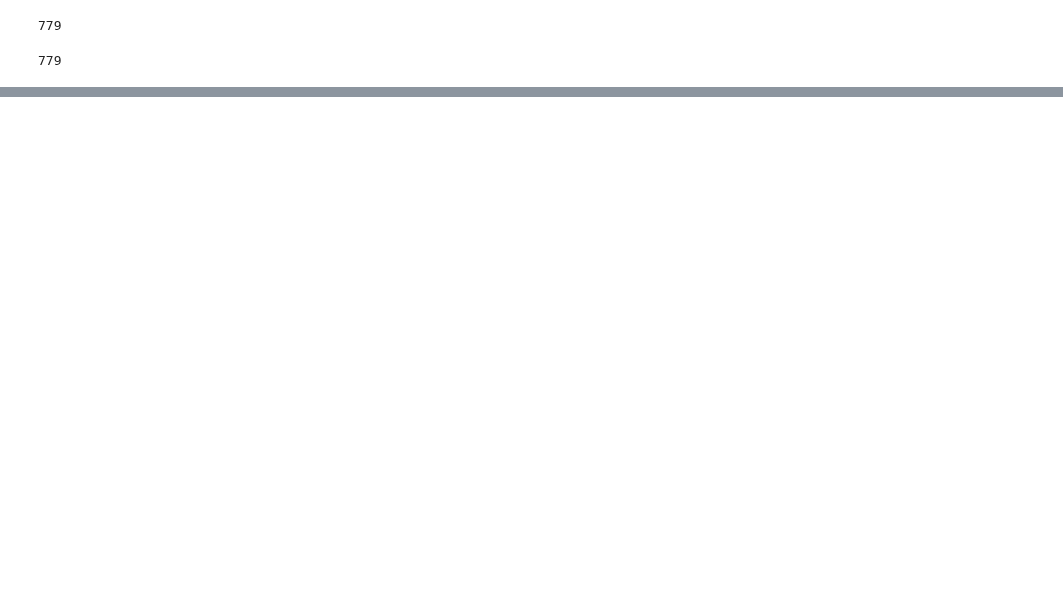
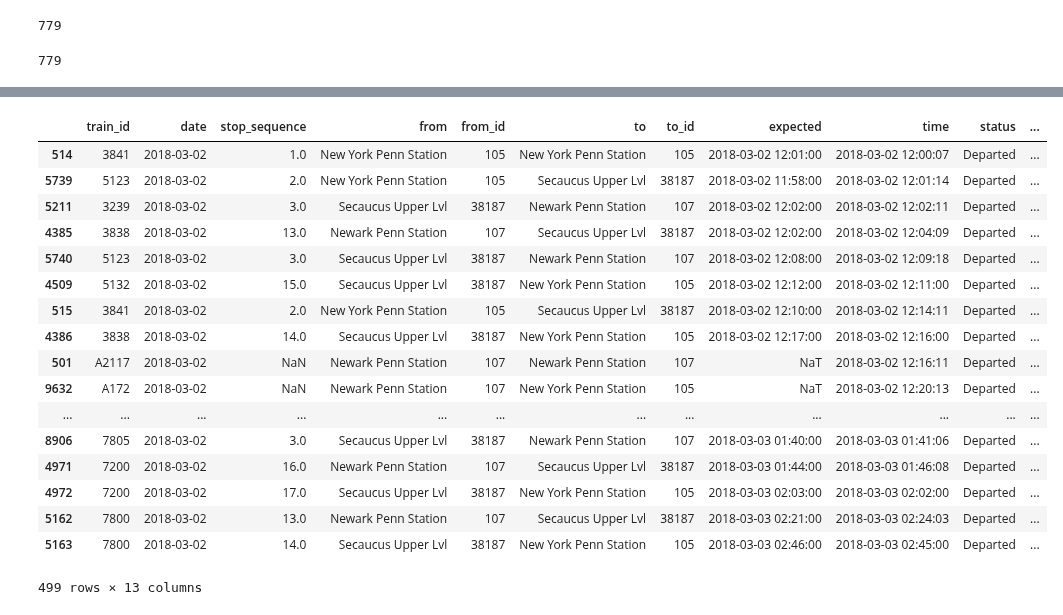
Before and after one commit to pranavbadami/njtransit, a Jupyter notebook: notebooks/analysis/case_study_0302.ipynb, the cells around one changed output, grey strips where cells are left out. Drawn from its saved outputs; the diff is of its cells as text; code cells hidden in the pictures; blank space fills up the shorter version.

```diff
--- a/notebooks/analysis/case_study_0302.ipynb
+++ b/notebooks/analysis/case_study_0302.ipynb
@@ -225,0 +254,21 @@ test2[test2['sched_hour'] == 18]
+# %%
+relevant_df[relevant_df['time'] >= cutoff].sort_values('time')
+# %% [output]
+|  | train_id | date | stop_sequence | from | from_id | to | to_id | expected | time | status | ... |
+| 514 | 3841 | 2018-03-02 | 1.0 | New York Penn Station | 105 | New York Penn Station | 105 | 2018-03-02 12:01:00 | 2018-03-02 12:00:07 | Departed | ... |
+| 5739 | 5123 | 2018-03-02 | 2.0 | New York Penn Station | 105 | Secaucus Upper Lvl | 38187 | 2018-03-02 11:58:00 | 2018-03-02 12:01:14 | Departed | ... |
+| 5211 | 3239 | 2018-03-02 | 3.0 | Secaucus Upper Lvl | 38187 | Newark Penn Station | 107 | 2018-03-02 12:02:00 | 2018-03-02 12:02:11 | Departed | ... |
+| 4385 | 3838 | 2018-03-02 | 13.0 | Newark Penn Station | 107 | Secaucus Upper Lvl | 38187 | 2018-03-02 12:02:00 | 2018-03-02 12:04:09 | Departed | ... |
+| 5740 | 5123 | 2018-03-02 | 3.0 | Secaucus Upper Lvl | 38187 | Newark Penn Station | 107 | 2018-03-02 12:08:00 | 2018-03-02 12:09:18 | Departed | ... |
+| 4509 | 5132 | 2018-03-02 | 15.0 | Secaucus Upper Lvl | 38187 | New York Penn Station | 105 | 2018-03-02 12:12:00 | 2018-03-02 12:11:00 | Departed | ... |
+| 515 | 3841 | 2018-03-02 | 2.0 | New York Penn Station | 105 | Secaucus Upper Lvl | 38187 | 2018-03-02 12:10:00 | 2018-03-02 12:14:11 | Departed | ... |
+| 4386 | 3838 | 2018-03-02 | 14.0 | Secaucus Upper Lvl | 38187 | New York Penn Station | 105 | 2018-03-02 12:17:00 | 2018-03-02 12:16:00 | Departed | ... |
+| 501 | A2117 | 2018-03-02 | NaN | Newark Penn Station | 107 | Newark Penn Station | 107 | NaT | 2018-03-02 12:16:11 | Departed | ... |
+| 9632 | A172 | 2018-03-02 | NaN | Newark Penn Station | 107 | New York Penn Station | 105 | NaT | 2018-03-02 12:20:13 | Departed | ... |
+| ... | ... | ... | ... | ... | ... | ... | ... | ... | ... | ... | ... |
+| 8906 | 7805 | 2018-03-02 | 3.0 | Secaucus Upper Lvl | 38187 | Newark Penn Station | 107 | 2018-03-03 01:40:00 | 2018-03-03 01:41:06 | Departed | ... |
+| 4971 | 7200 | 2018-03-02 | 16.0 | Newark Penn Station | 107 | Secaucus Upper Lvl | 38187 | 2018-03-03 01:44:00 | 2018-03-03 01:46:08 | Departed | ... |
+| 4972 | 7200 | 2018-03-02 | 17.0 | Secaucus Upper Lvl | 38187 | New York Penn Station | 105 | 2018-03-03 02:03:00 | 2018-03-03 02:02:00 | Departed | ... |
+| 5162 | 7800 | 2018-03-02 | 13.0 | Newark Penn Station | 107 | Secaucus Upper Lvl | 38187 | 2018-03-03 02:21:00 | 2018-03-03 02:24:03 | Departed | ... |
+| 5163 | 7800 | 2018-03-02 | 14.0 | Secaucus Upper Lvl | 38187 | New York Penn Station | 105 | 2018-03-03 02:46:00 | 2018-03-03 02:45:00 | Departed | ... |
+499 rows × 13 columns
```
Also changed, not shown: parts of 18 cells of this notebook.
